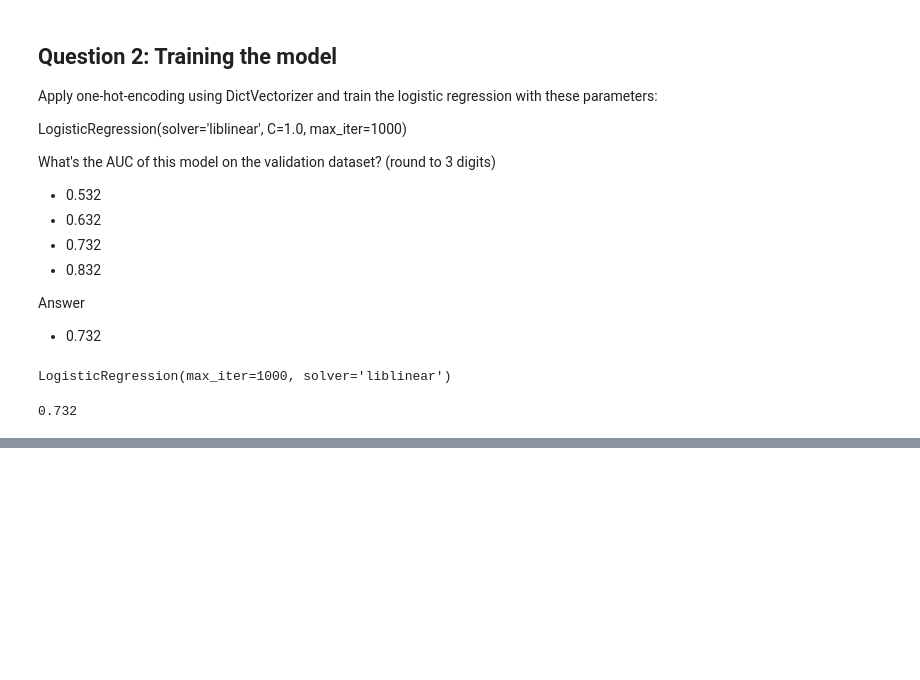
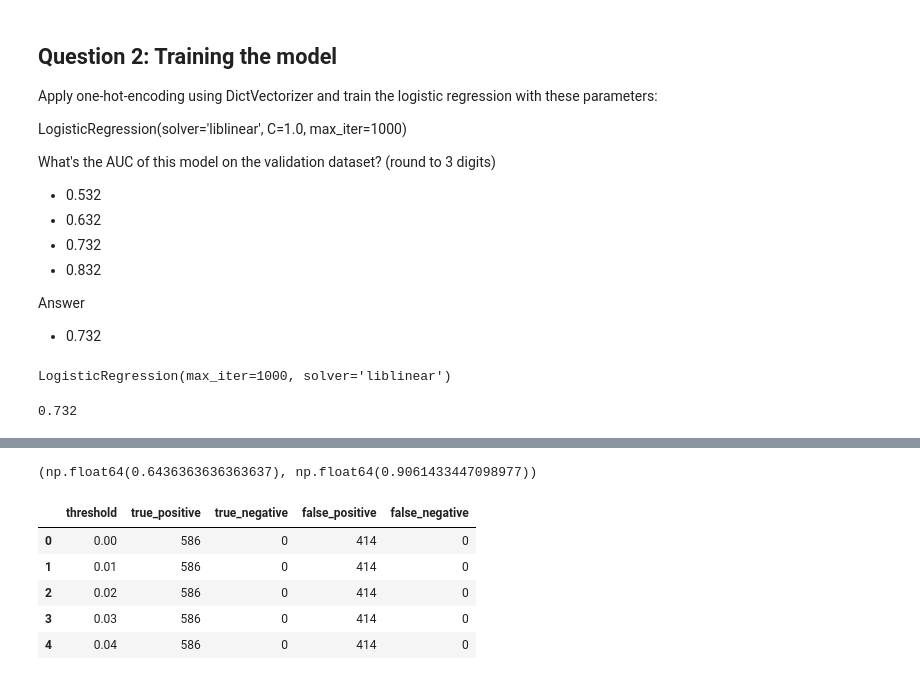
Before and after one commit to Gachaupatrick/ml_zoomcamp, a Jupyter notebook: 2026/homework_wk4.ipynb, the cells around one changed output, grey strips where cells are left out. Saved outputs shown, nothing was run; the diff lists cells and outputs as text; code cells hidden in the pictures; blank space fills up the shorter version.

```diff
--- a/2026/homework_wk4.ipynb
+++ b/2026/homework_wk4.ipynb
@@ -156,0 +205,8 @@ round(auc,3)
+# %%
+actual_positive = (y_val == 1)
+actual_negative = (y_val == 0)
+# %%
+t= 0.5
+
+pred_positive = (y_pred >= t)
+pred_negative = (y_pred < t)
@@ -156,0 +218,9 @@ round(auc,3)
+# %%
+precision = tp / (tp + fp)
+recall = tp / (tp + fn)
+
+precision, recall
+
+#recall is the same as total positive rate (TPR)
+# %% [output]
+(np.float64(0.6436363636363637), np.float64(0.9061433447098977))
@@ -156,0 +246,11 @@ round(auc,3)
+# %%
+columns = ['threshold', 'true_positive', 'true_negative', 'false_positive', 'false_negative']
+df_scores = pd.DataFrame(scores, columns=columns)
+df_scores.head()
+# %% [output]
+|  | threshold | true_positive | true_negative | false_positive | false_negative |
+| 0 | 0.00 | 586 | 0 | 414 | 0 |
+| 1 | 0.01 | 586 | 0 | 414 | 0 |
+| 2 | 0.02 | 586 | 0 | 414 | 0 |
+| 3 | 0.03 | 586 | 0 | 414 | 0 |
+| 4 | 0.04 | 586 | 0 | 414 | 0 |
```
Also changed, not shown: parts of 28 cells of this notebook.
